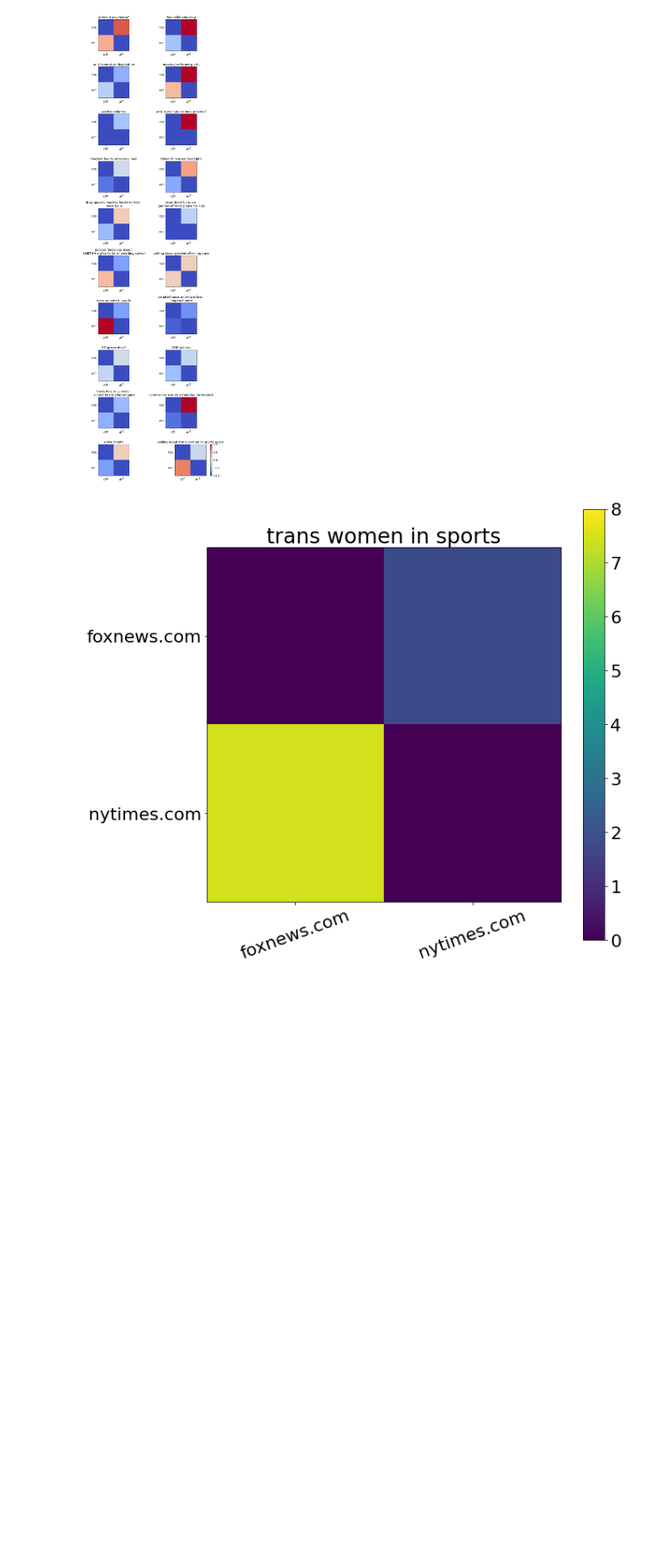
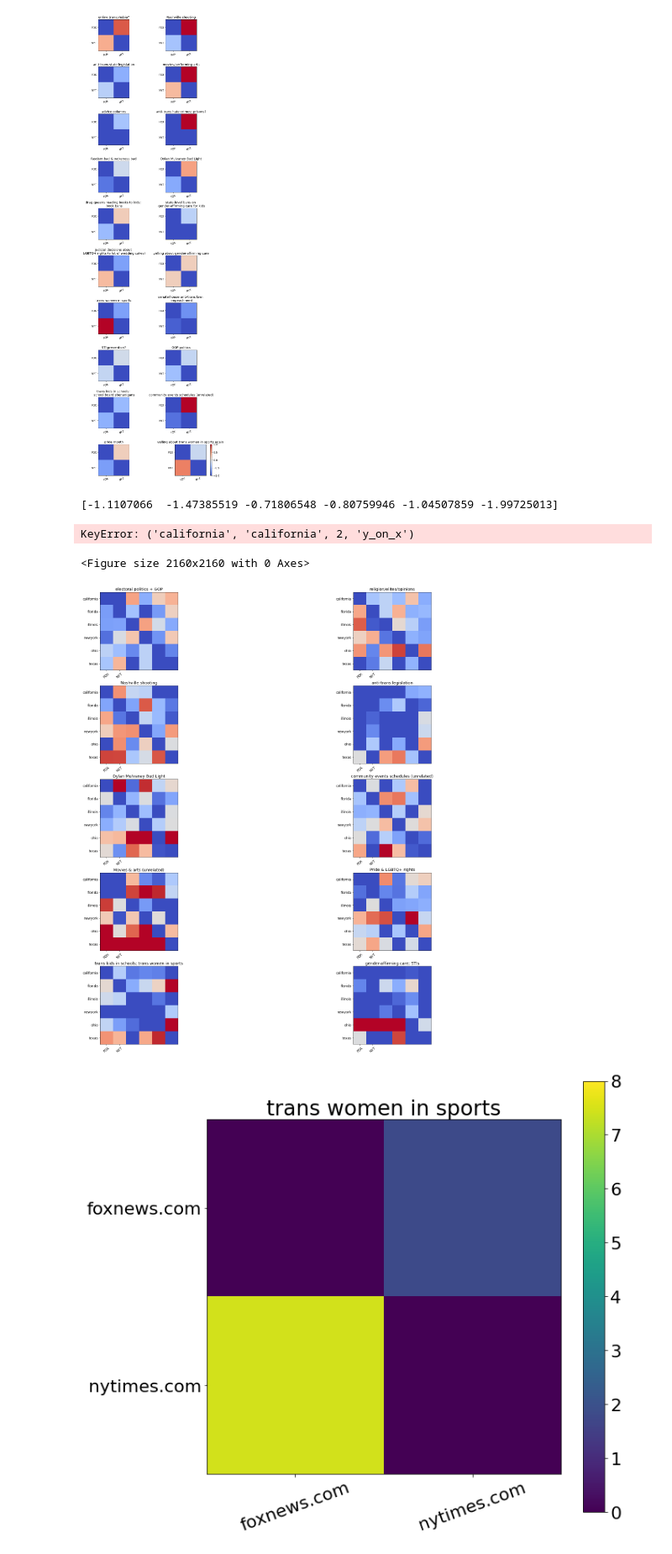
Before and after one commit to asmithh/trans-fer-entropy, a Jupyter notebook: plots_and_images/transfer-entropy-plots.ipynb, the cells around one changed output. Shown at 84% size. Drawn from its saved outputs; the diff is of its cells as text; code cells hidden in the pictures; blank space fills up the shorter version.

Commit message:
adding state-on-state ETE plots

```diff
--- a/plots_and_images/transfer-entropy-plots.ipynb
+++ b/plots_and_images/transfer-entropy-plots.ipynb
@@ -188,6 +188,41 @@ plt.savefig("20_nyt_fox_ete.png")
  [ 0.61464506 -3.85375555]]
 <Figure size 720x2160 with 0 Axes>
 [figure]
+# %%
+h = pickle.load(open('../../trans-fer-entropy/new_medicloud_te_results_10_states_on_states.pkl', 'rb'))
+# %%
+import numpy as np
+plt.rcParams["figure.figsize"] = (30,30)
+plt.rcParams.update({'font.size': 12})
+
+W = 2
+plt.tight_layout()
+fig, ax = plt.subplots(5, 2)
+
+VMIN = -1
+VMAX = 1
+states = ['california', 'florida', 'illinois', 'newyork', 'ohio', 'texas']
+pubs = ['foxnews.com', 'nytimes.com']
+for i in range(20):
+    mtx = np.zeros((6, 6))
+    for x, s in enumerate(states):
+        for y, p in enumerate(states):
+            mtx[x, y] = h[i][(s, p, W, 'y_on_x')] - h[i][(s, p, W, 'shuffled_y_on_x')]
+    ax[int(np.floor(i / 2.0)), int(i % 2.0)].set_title(topic_labels_10[i])
+    if i == 9:
+        print(np.mean(mtx, axis=0))
+    ax[int(np.floor(i / 2.0)), int(i % 2.0)].set_xticks([0, 1], ['FOX', 'NYT'], rotation=40)
+    ax[int(np.floor(i / 2.0)), int(i % 2.0)].set_yticks([i for i in range(6)], states)
+    poo = ax[int(np.floor(i / 2.0)), int(i % 2.0)].imshow(mtx, vmin=VMIN, vmax=VMAX, cmap='coolwarm')
+fig.colorbar(poo)
+plt.tight_layout()
+plt.savefig("10_states_on_states_ete.svg")
+plt.savefig("10_states_on_states_ete.png")
+# %% [output]
+[-1.1107066  -1.47385519 -0.71806548 -0.80759946 -1.04507859 -1.99725013]
+KeyError: ('california', 'california', 2, 'y_on_x')
+<Figure size 2160x2160 with 0 Axes>
+[figure, added]
 # %%
 plt.rcParams["figure.figsize"] = (10,10)
 plt.rcParams.update({'font.size': 22})
```
Also changed, not shown: 2 other files.
